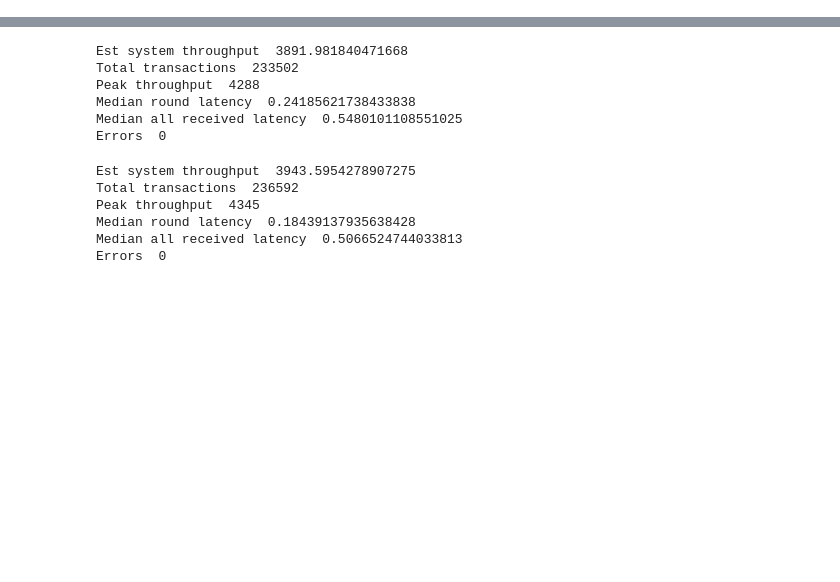
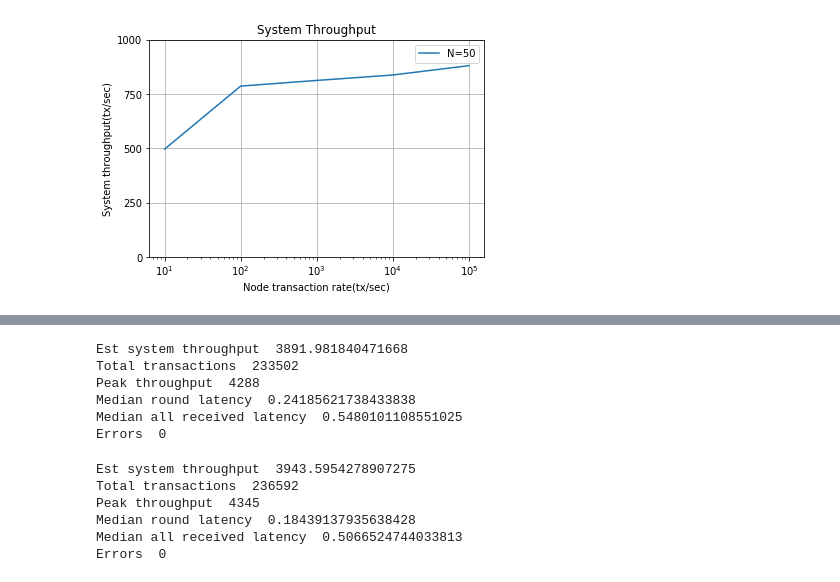
Before and after one commit to grimadas/accountability_experiments, a Jupyter notebook: Noodle_Scalability.ipynb, the cells around one changed output, grey strips where cells are left out. Saved outputs shown, nothing was run; the diff lists cells and outputs as text; code cells hidden in the pictures; blank space fills up the shorter version.

```diff
--- a/Noodle_Scalability.ipynb
+++ b/Noodle_Scalability.ipynb
@@ -153,0 +49,28 @@ Median all received latency  0.8253422975540161
+# %%
+
+x = [10, 100, 1000, 10000, 100000]
+y =   [496, 786, 812, 837, 880]
+y_100 = [1800, 3866, 3960, 4237, 4297]
+
+
+fig = plt.figure()
+ax = fig.add_subplot(111)
+ax.set_xscale('log')
+ax.grid()
+plt.ylim(0, 1000)
+plt.yticks(np.arange(0, 1002, 250))
+plt.ylabel('System throughput(tx/sec)')
+plt.xlabel('Node transaction rate(tx/sec)')
+plt.title("System Throughput")
+
+
+line, = ax.plot(x, y)
+#line2, = ax.plot(x, y_100)
+line.set_label("N=50")
+#line2.set_label('N=100')
+ax.legend()
+
+fig.canvas.draw()
+plt.show()
+# %% [output]
+[figure, added]
```
Also changed, not shown: parts of 29 cells of this notebook.
